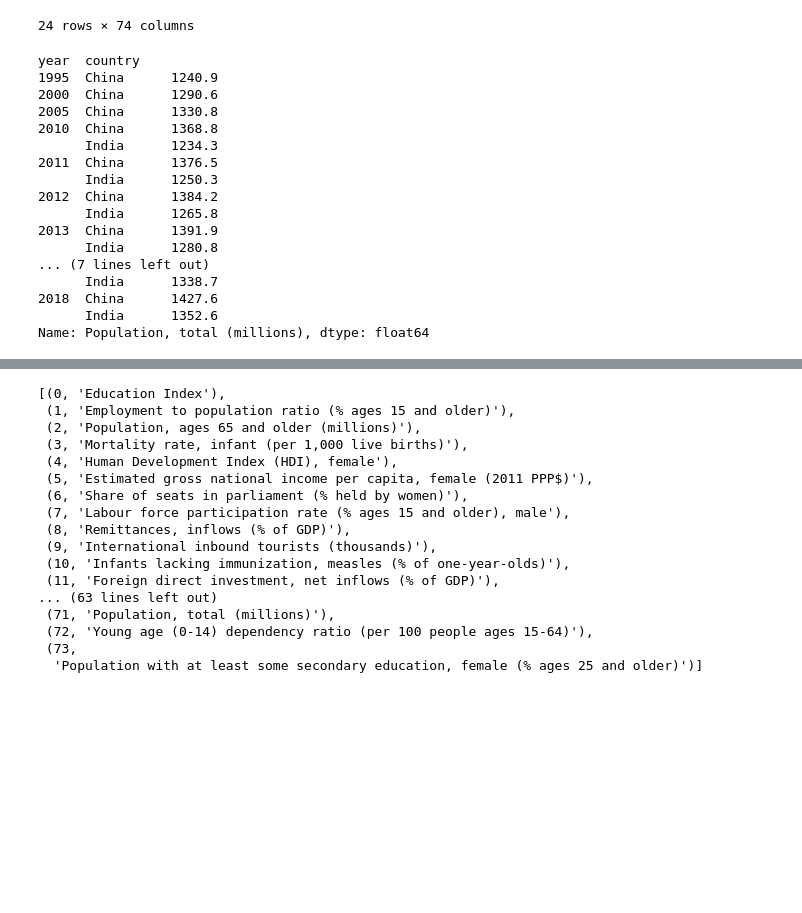
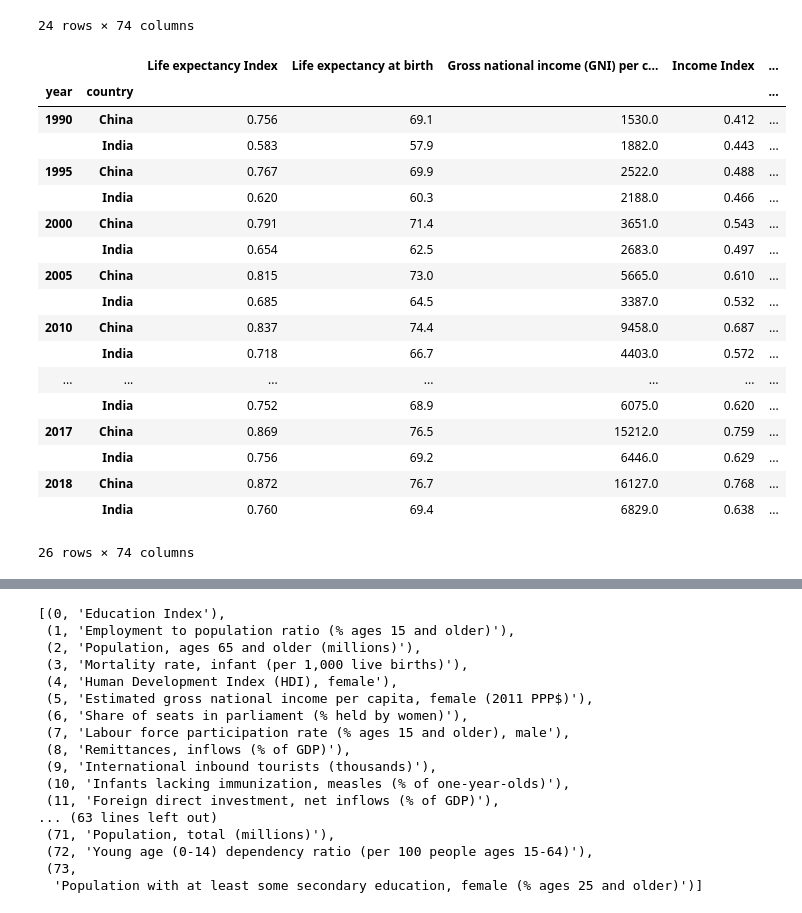
Before and after one commit to D1nay/prohack2020, a Jupyter notebook: Mapping countries to galaxies.ipynb, the cells around one changed output, grey strips where cells are left out. Cells and saved outputs as stored; diff of their text form; code cells hidden in the pictures; blank space fills up the shorter version.

```diff
--- a/Mapping countries to galaxies.ipynb
+++ b/Mapping countries to galaxies.ipynb
@@ -340,22 +340,24 @@ data_train_cl.loc[(slice(None), 'NGC 1560'),]
 | 2015 | NGC 1560 | 1.038376 | 78.421583 | 25044.462199 | 0.970445 | ... |
 24 rows × 74 columns
 # %%
-undp_clean[undp_clean['Population, total (millions)']>1200]
+undp_clean[undp_clean['Population, total (millions)']>400]
 # %% [output]
+|  |  | Life expectancy Index | Life expectancy at birth | Gross national income (GNI) per c... | Income Index | ... |
+| year | country |  |  |  |  | ... |
+| 1990 | China | 0.756 | 69.1 | 1530.0 | 0.412 | ... |
+|  | India | 0.583 | 57.9 | 1882.0 | 0.443 | ... |
+| 1995 | China | 0.767 | 69.9 | 2522.0 | 0.488 | ... |
+|  | India | 0.620 | 60.3 | 2188.0 | 0.466 | ... |
+| 2000 | China | 0.791 | 71.4 | 3651.0 | 0.543 | ... |
+|  | India | 0.654 | 62.5 | 2683.0 | 0.497 | ... |
+| 2005 | China | 0.815 | 73.0 | 5665.0 | 0.610 | ... |
+|  | India | 0.685 | 64.5 | 3387.0 | 0.532 | ... |
+| 2010 | China | 0.837 | 74.4 | 9458.0 | 0.687 | ... |
+|  | India | 0.718 | 66.7 | 4403.0 | 0.572 | ... |
+| ... | ... | ... | ... | ... | ... | ... |
+|  | India | 0.752 | 68.9 | 6075.0 | 0.620 | ... |
+| 2017 | China | 0.869 | 76.5 | 15212.0 | 0.759 | ... |
+|  | India | 0.756 | 69.2 | 6446.0 | 0.629 | ... |
+| 2018 | China | 0.872 | 76.7 | 16127.0 | 0.768 | ... |
+|  | India | 0.760 | 69.4 | 6829.0 | 0.638 | ... |
-year  country
-1995  China      1240.9
-2000  China      1290.6
-2005  China      1330.8
-2010  China      1368.8
-      India      1234.3
-2011  China      1376.5
-      India      1250.3
-2012  China      1384.2
-      India      1265.8
-2013  China      1391.9
-      India      1280.8
-... (7 lines left out)
-      India      1338.7
-2018  China      1427.6
-      India      1352.6
-Name: Population, total (millions), dtype: float64
+26 rows × 74 columns
```
Also changed, not shown: parts of 9 cells of this notebook, 1 other file.
